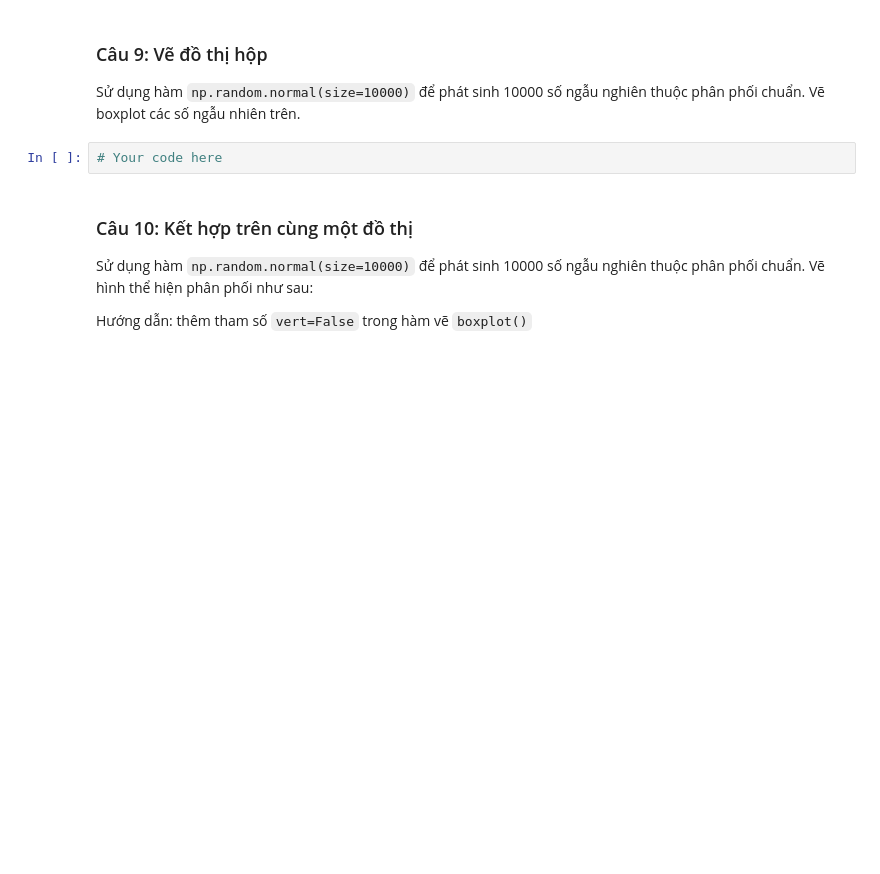
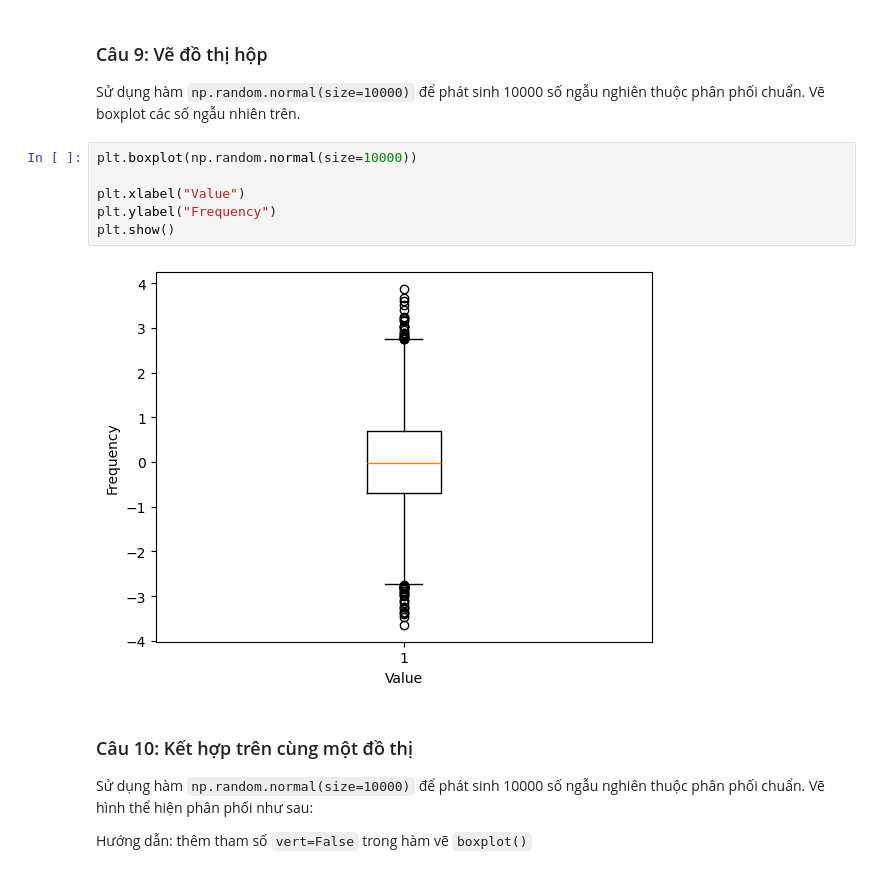
Before and after one commit to tiesen243/data-analyst, a Jupyter notebook: tkud_lab03_ex.ipynb, the cells around one changed output. Drawn from its saved outputs; the diff is of its cells as text; blank space fills up the shorter version.

```diff
--- a/tkud_lab03_ex.ipynb
+++ b/tkud_lab03_ex.ipynb
@@ -212,8 +215,14 @@ plt.show()
 ### Câu 9: Vẽ đồ thị hộp
 
 Sử dụng hàm `np.random.normal(size=10000)` để phát sinh 10000 số ngẫu nghiên thuộc phân phối chuẩn. Vẽ boxplot các số ngẫu nhiên trên.
-# %%
-# Your code here
+# %%
+plt.boxplot(np.random.normal(size=10000))
+
+plt.xlabel("Value")
+plt.ylabel("Frequency")
+plt.show()
+# %% [output]
+[figure, added]
 # %% [markdown]
 ### Câu 10: Kết hợp trên cùng một đồ thị
 
```
Also changed, not shown: parts of 34 cells of this notebook.
